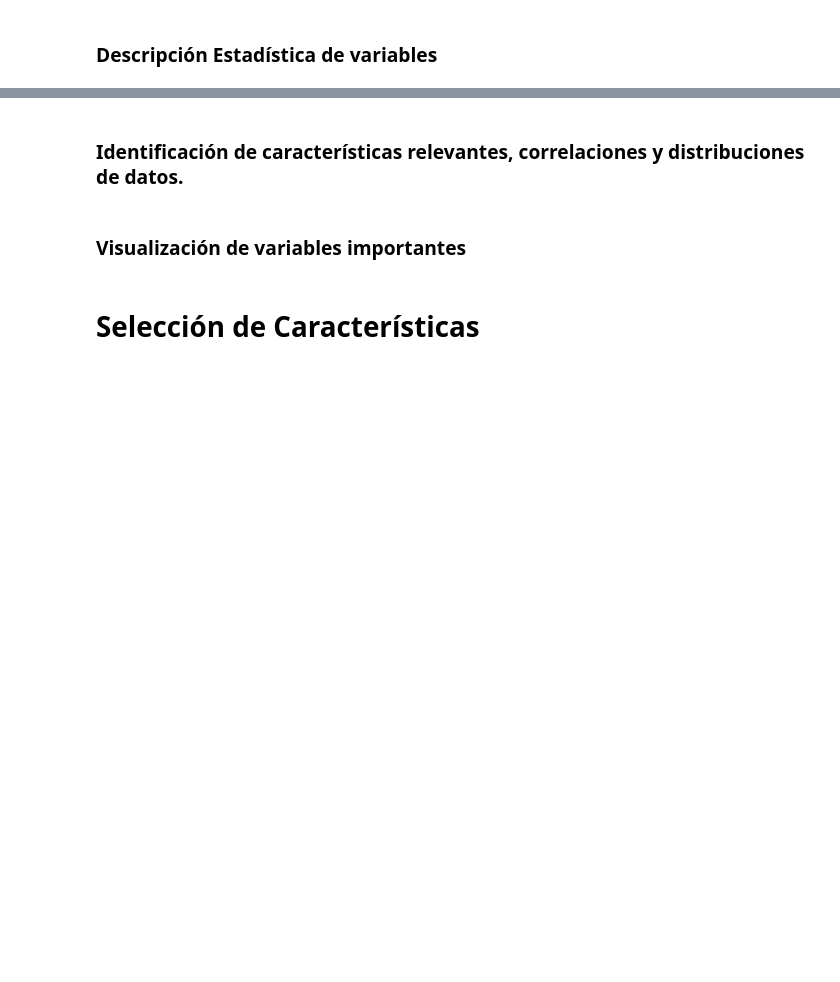
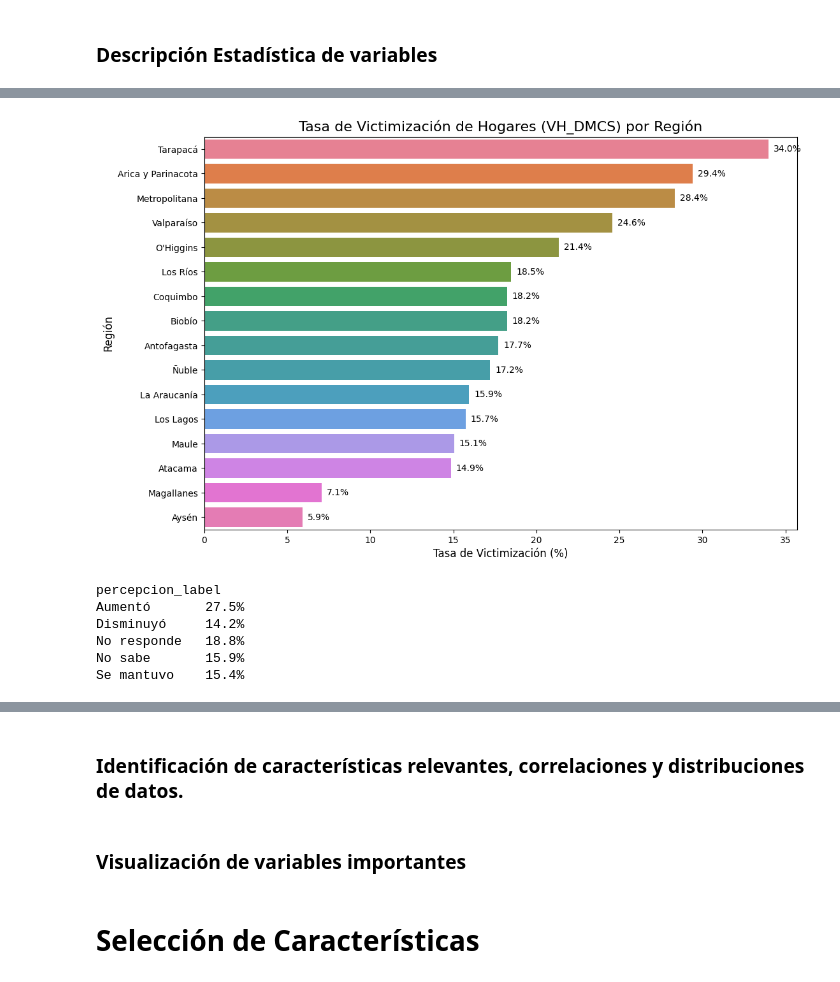
Before and after one commit to zMRGABOz/tarea_2_ia, a Jupyter notebook: src/main.ipynb, the cells around one changed output, grey strips where cells are left out. Saved outputs shown, nothing was run; the diff lists cells and outputs as text; code cells hidden in the pictures; blank space fills up the shorter version.

```diff
--- a/src/main.ipynb
+++ b/src/main.ipynb
@@ -16,0 +294,6 @@ display(df.isnull().sum().to_frame("Missing Values"))
+# %%
+# Agrupar y Calcular (y ordenar de mayor a menor)
+tasa_victim_region = df_informantes.groupby('region_label')['VH_DMCS'].mean().sort_values(ascending=False) * 100
+
+# Imprimir Tabla
+print(tasa_victim_region.to_string(float_format='{:.1f}%'.format))
@@ -16,0 +318,38 @@ display(df.isnull().sum().to_frame("Missing Values"))
+# %%
+# Preparar datos para el gráfico
+df_plot_b = tasa_victim_region.reset_index(name='Tasa de Victimización (%)')
+
+# Graficar (Horizontal es mejor para 16 categorías)
+plt.figure(figsize=(12, 8))
+ax_b = sns.barplot(
+    x='Tasa de Victimización (%)',
+    y='region_label',
+    hue='region_label', # Asigna hue para colorear
+    data=df_plot_b,
+    dodge=False # Evita que las barras se separen
+)
+
+ax_b.set_title('Tasa de Victimización de Hogares (VH_DMCS) por Región', fontsize=16)
+ax_b.set_xlabel('Tasa de Victimización (%)', fontsize=12)
+ax_b.set_ylabel('Región', fontsize=12)
+
+# Anotar barras horizontales
+for p in ax_b.patches:
+    ax_b.annotate(f'{p.get_width():.1f}%',
+                  (p.get_width() + 0.3, p.get_y() + p.get_height() / 2),
+                  ha='left', va='center', fontsize=10)
+# %% [output]
+[figure, added]
+# %%
+# .dropna() elimina las filas que no mapeamos (ej. 88 y 99)
+tasa_victim_percep = df_informantes.dropna(subset=['percepcion_label']).groupby('percepcion_label')['VH_DMCS'].mean() * 100
+
+# Imprimir Tabla
+print(tasa_victim_percep.to_string(float_format='{:.1f}%'.format))
+# %% [output]
+percepcion_label
+Aumentó       27.5%
+Disminuyó     14.2%
+No responde   18.8%
+No sabe       15.9%
+Se mantuvo    15.4%
```
Also changed, not shown: parts of 22 cells of this notebook, 2 other files.
